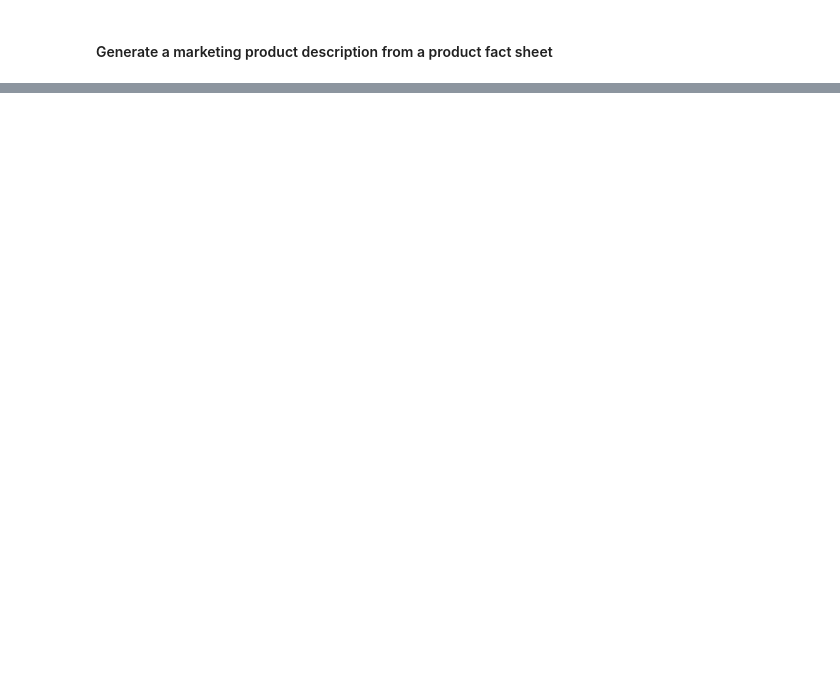
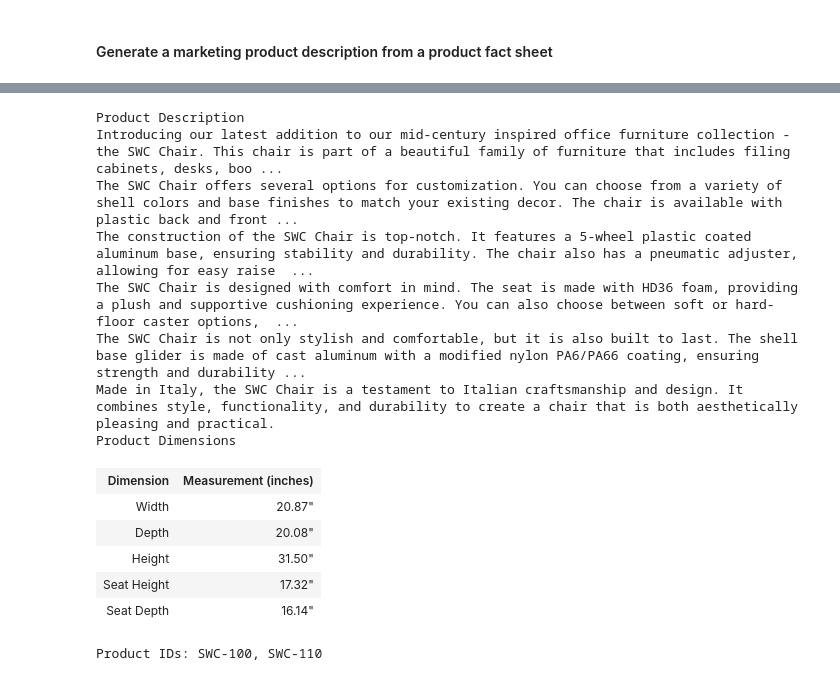
Before and after one commit to themrinalsinha/EverythingAI, a Jupyter notebook: Prompt Engineering for Developers/2 Iterative Prompt Development.ipynb, the cells around one changed output, grey strips where cells are left out. Saved outputs shown, nothing was run; the diff lists cells and outputs as text; code cells hidden in the pictures; blank space fills up the shorter version.

Commit message:
Interactive prompt development

````diff
--- a/Prompt Engineering for Developers/2 Iterative Prompt Development.ipynb
+++ b/Prompt Engineering for Developers/2 Iterative Prompt Development.ipynb
@@ -98,0 +209,32 @@ Upgrade your office or home with our mid-century inspired office chair and exper
+# %%
+prompt = f"""
+Your task is to help a marketing team create a
+description for a retail website of a product based
+on a technical fact sheet.
+
+Write a product description based on the information
+provided in the technical specifications delimited by
+triple backticks.
+
+The description is intended for furniture retailers,
+so should be technical in nature and focus on the
+materials the product is constructed from.
+
+At the end of the description, include every 7-character
+Product ID in the technical specification.
+
+After the description, include a table that gives the
+product's dimensions. The table should have two columns.
+In the first column include the name of the dimension.
+In the second column include the measurements in inches only.
+
+Give the table the title 'Product Dimensions'.
+
+Format everything as HTML that can be used in a website.
+Place the description in a <div> element.
+
+Technical specifications: ```{fact_sheet_chair}```
+"""
+
+response = get_completion(prompt)
+print(response)
@@ -98,0 +259,19 @@ Upgrade your office or home with our mid-century inspired office chair and exper
+# %%
+from IPython.display import display, HTML
+display(HTML(response))
+# %% [output]
+Product Description
+Introducing our latest addition to our mid-century inspired office furniture collection - the SWC Chair. This chair is part of a beautiful family of furniture that includes filing cabinets, desks, boo ...
+The SWC Chair offers several options for customization. You can choose from a variety of shell colors and base finishes to match your existing decor. The chair is available with plastic back and front ...
+The construction of the SWC Chair is top-notch. It features a 5-wheel plastic coated aluminum base, ensuring stability and durability. The chair also has a pneumatic adjuster, allowing for easy raise  ...
+The SWC Chair is designed with comfort in mind. The seat is made with HD36 foam, providing a plush and supportive cushioning experience. You can also choose between soft or hard-floor caster options,  ...
+The SWC Chair is not only stylish and comfortable, but it is also built to last. The shell base glider is made of cast aluminum with a modified nylon PA6/PA66 coating, ensuring strength and durability ...
+Made in Italy, the SWC Chair is a testament to Italian craftsmanship and design. It combines style, functionality, and durability to create a chair that is both aesthetically pleasing and practical.
+Product Dimensions
+| Dimension | Measurement (inches) |
+| Width | 20.87" |
+| Depth | 20.08" |
+| Height | 31.50" |
+| Seat Height | 17.32" |
+| Seat Depth | 16.14" |
+Product IDs: SWC-100, SWC-110
````
Also changed, not shown: parts of 10 cells of this notebook.
